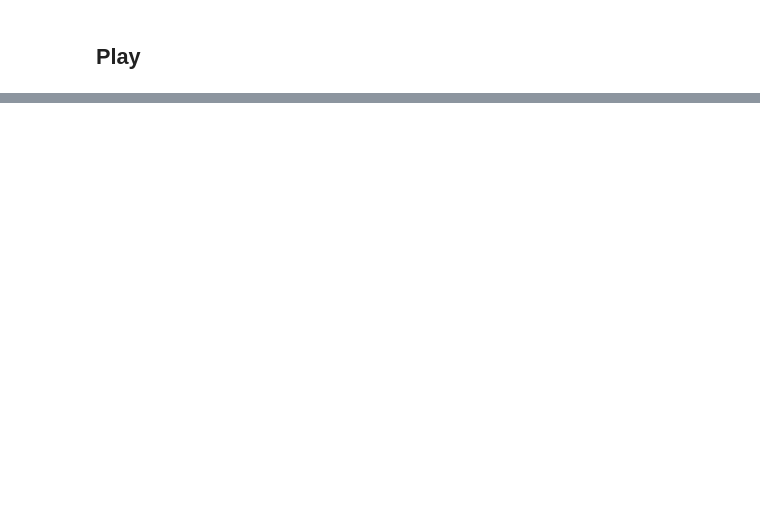
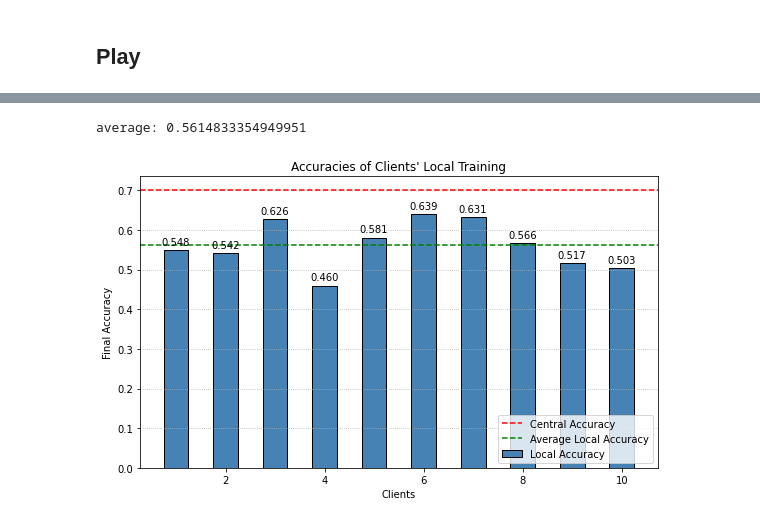
Before and after one commit to gadm21/Drone-LoRa-SOM-CFedAKD, a Jupyter notebook: fl_src/local_central_training.ipynb, the cells around one changed output, grey strips where cells are left out. Saved outputs shown, nothing was run; the diff lists cells and outputs as text; code cells hidden in the pictures; blank space fills up the shorter version.

```diff
--- a/fl_src/local_central_training.ipynb
+++ b/fl_src/local_central_training.ipynb
@@ -258,2 +354,52 @@ Epoch 1/50
+# %%
+import matplotlib.pyplot as plt
+
+# Data for the bar plot
+accuracies = [0.5483333468437195, 0.5421666502952576, 0.6263333559036255, 0.4596666693687439, 0.5808333158493042, 0.6393333077430725, 0.6313333511352539, 0.5663333535194397, 0.5171666741371155, 0.503333330154419]
+
+# Clients for the x-axis (assuming one accuracy value per client)
+clients = range(1, len(accuracies) + 1)
+
+# Create a figure and axes for the plot
+fig, ax = plt.subplots(figsize=(8, 5))
+
+# Plot the bar chart with custom colors, edgecolor, and width
+bars = ax.bar(clients, accuracies, color='steelblue', edgecolor='black', width=0.5, label = 'Local Accuracy')
+
+# Add values on top of the bars
+for bar in bars:
+    height = bar.get_height()
+    ax.annotate(f'{height:.3f}', xy=(bar.get_x() + bar.get_width() / 2, height), xytext=(0, 3),
+                textcoords="offset points", ha='center', va='bottom', fontsize=10)
+
+# Set x and y axis labels and title
+ax.set_xlabel('Clients')
+ax.set_ylabel('Final Accuracy')
+ax.set_title('Accuracies of Clients\' Local Training')
+
+# Add a horizontal line at accuracy 70 to mark it as the central accuracy
+ax.axhline(y=0.70, color='red', linestyle='--', label='Central Accuracy')
+
+# Add a horizontal line for the average accuracy local
+ax.axhline(y=sum(accuracies)/len(accuracies), color='green', linestyle='--', label='Average Local Accuracy')
+
+print("average:", sum(accuracies)/len(accuracies))
+# Add a grid to the plot
+ax.grid(axis='y', linestyle='dotted')
+
+# Adjust the layout to avoid cutting off labels
+plt.tight_layout()
+
+# Add a legend with position right bottom
+plt.legend(loc='lower right')
+
+# Save the plot as a high-quality PDF
+plt.savefig('local_central.pdf', dpi=300)
+
+# Show the plot
+plt.show()
+# %% [output]
+average: 0.5614833354949951
+[figure, added]
 # %%
 
```
Also changed, not shown: parts of 18 cells of this notebook, 54 other files.
